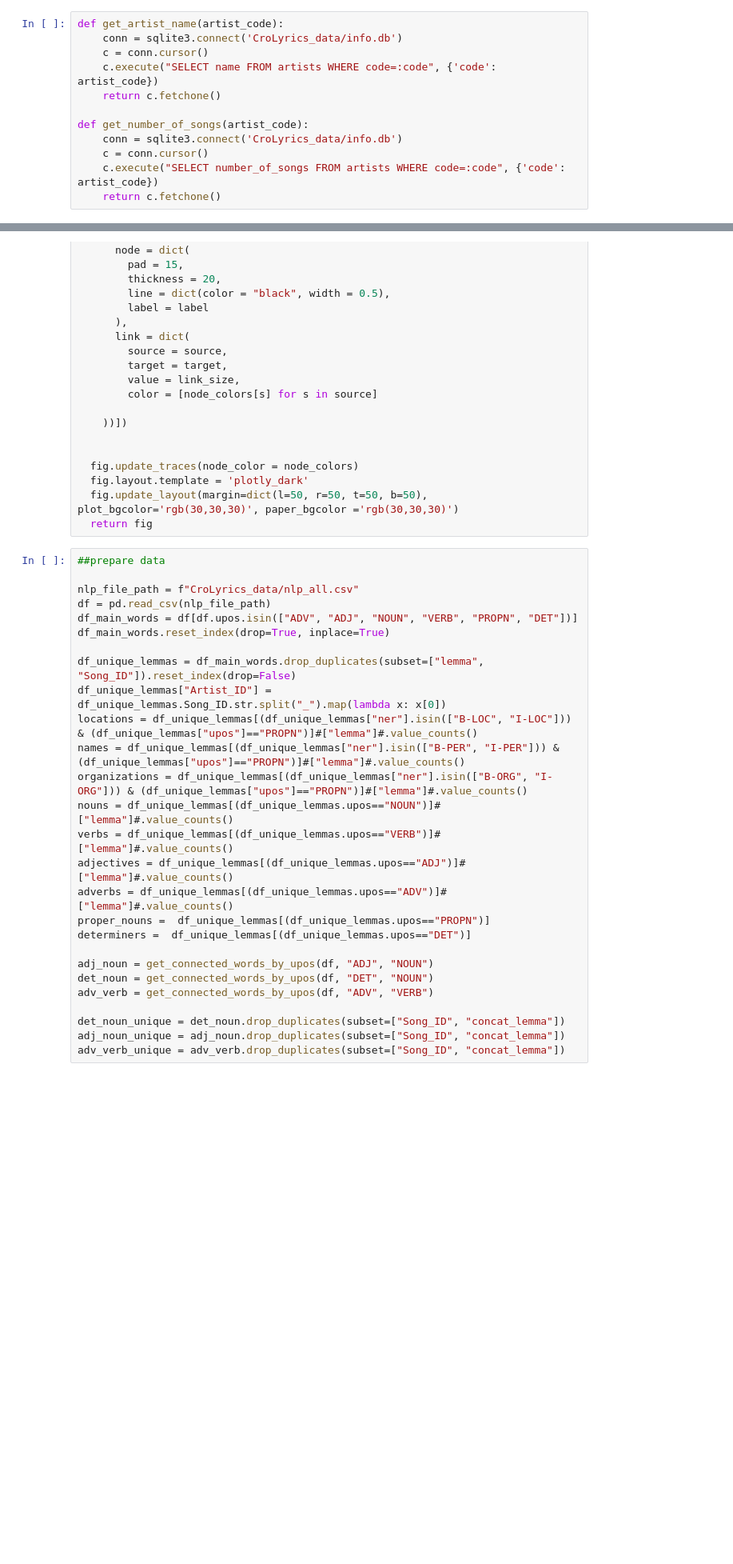
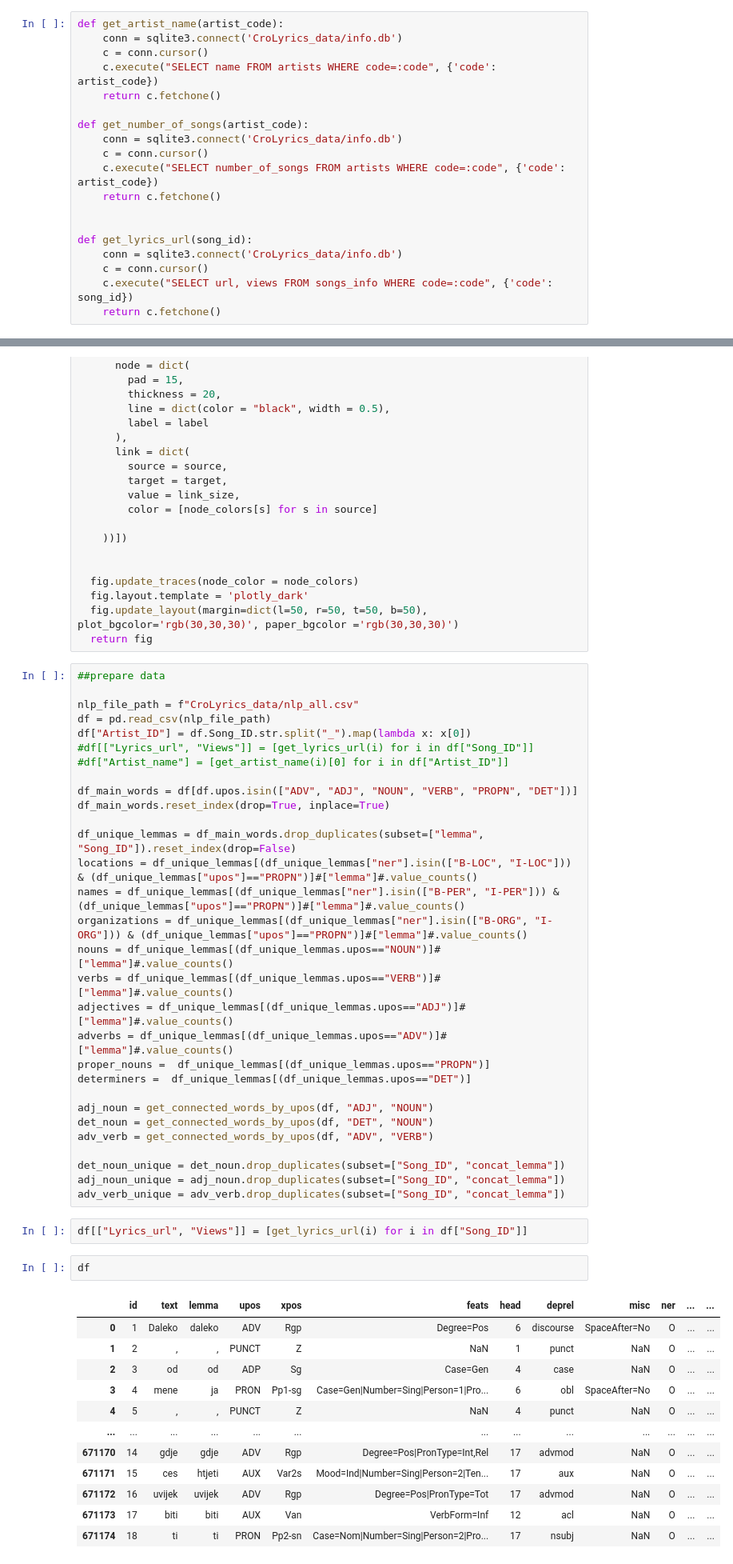
Before and after one commit to datamilas/CroLyricsProject, a Jupyter notebook: Python/dashboard.ipynb, the cells around one changed output, grey strips where cells are left out. Shown at 80% size. Saved outputs shown, nothing was run; the diff lists cells and outputs as text; blank space fills up the shorter version.

```diff
--- a/Python/dashboard.ipynb
+++ b/Python/dashboard.ipynb
@@ -43,6 +44,13 @@ def get_number_of_songs(artist_code):
     c = conn.cursor()
     c.execute("SELECT number_of_songs FROM artists WHERE code=:code", {'code': artist_code})
     return c.fetchone()
+
+
+def get_lyrics_url(song_id):
+    conn = sqlite3.connect('CroLyrics_data/info.db')
+    c = conn.cursor()
+    c.execute("SELECT url, views FROM songs_info WHERE code=:code", {'code': song_id})
+    return c.fetchone()
 # %%
 def get_top_n(l, n, reverse=False):
     result=[]
@@ -251,11 +268,14 @@ def get_sankey_diagram(label, source, target, link_size):
 
 nlp_file_path = f"CroLyrics_data/nlp_all.csv"
 df = pd.read_csv(nlp_file_path)
+df["Artist_ID"] = df.Song_ID.str.split("_").map(lambda x: x[0])
+#df[["Lyrics_url", "Views"]] = [get_lyrics_url(i) for i in df["Song_ID"]]
+#df["Artist_name"] = [get_artist_name(i)[0] for i in df["Artist_ID"]]
+
 df_main_words = df[df.upos.isin(["ADV", "ADJ", "NOUN", "VERB", "PROPN", "DET"])]
 df_main_words.reset_index(drop=True, inplace=True)
 
 df_unique_lemmas = df_main_words.drop_duplicates(subset=["lemma", "Song_ID"]).reset_index(drop=False)
-df_unique_lemmas["Artist_ID"] = df_unique_lemmas.Song_ID.str.split("_").map(lambda x: x[0])
 locations = df_unique_lemmas[(df_unique_lemmas["ner"].isin(["B-LOC", "I-LOC"])) & (df_unique_lemmas["upos"]=="PROPN")]#["lemma"]#.value_counts()
 names = df_unique_lemmas[(df_unique_lemmas["ner"].isin(["B-PER", "I-PER"])) & (df_unique_lemmas["upos"]=="PROPN")]#["lemma"]#.value_counts()
 organizations = df_unique_lemmas[(df_unique_lemmas["ner"].isin(["B-ORG", "I-ORG"])) & (df_unique_lemmas["upos"]=="PROPN")]#["lemma"]#.value_counts()
@@ -273,3 +293,20 @@ adv_verb = get_connected_words_by_upos(df, "ADV", "VERB")
 det_noun_unique = det_noun.drop_duplicates(subset=["Song_ID", "concat_lemma"])
 adj_noun_unique = adj_noun.drop_duplicates(subset=["Song_ID", "concat_lemma"])
 adv_verb_unique = adv_verb.drop_duplicates(subset=["Song_ID", "concat_lemma"])
+# %%
+df[["Lyrics_url", "Views"]] = [get_lyrics_url(i) for i in df["Song_ID"]]
+# %%
+df
+# %% [output]
+|  | id | text | lemma | upos | xpos | feats | head | deprel | misc | ner | ... | ... |
+| 0 | 1 | Daleko | daleko | ADV | Rgp | Degree=Pos | 6 | discourse | SpaceAfter=No | O | ... | ... |
+| 1 | 2 | , | , | PUNCT | Z | NaN | 1 | punct | NaN | O | ... | ... |
+| 2 | 3 | od | od | ADP | Sg | Case=Gen | 4 | case | NaN | O | ... | ... |
+| 3 | 4 | mene | ja | PRON | Pp1-sg | Case=Gen|Number=Sing|Person=1|Pro... | 6 | obl | SpaceAfter=No | O | ... | ... |
+| 4 | 5 | , | , | PUNCT | Z | NaN | 4 | punct | NaN | O | ... | ... |
+| ... | ... | ... | ... | ... | ... | ... | ... | ... | ... | ... | ... | ... |
+| 671170 | 14 | gdje | gdje | ADV | Rgp | Degree=Pos|PronType=Int,Rel | 17 | advmod | NaN | O | ... | ... |
+| 671171 | 15 | ces | htjeti | AUX | Var2s | Mood=Ind|Number=Sing|Person=2|Ten... | 17 | aux | NaN | O | ... | ... |
+| 671172 | 16 | uvijek | uvijek | ADV | Rgp | Degree=Pos|PronType=Tot | 17 | advmod | NaN | O | ... | ... |
+| 671173 | 17 | biti | biti | AUX | Van | VerbForm=Inf | 12 | acl | NaN | O | ... | ... |
+| 671174 | 18 | ti | ti | PRON | Pp2-sn | Case=Nom|Number=Sing|Person=2|Pro... | 17 | nsubj | NaN | O | ... | ... |
```
Also changed, not shown: parts of 6 cells of this notebook, 14 other files.
